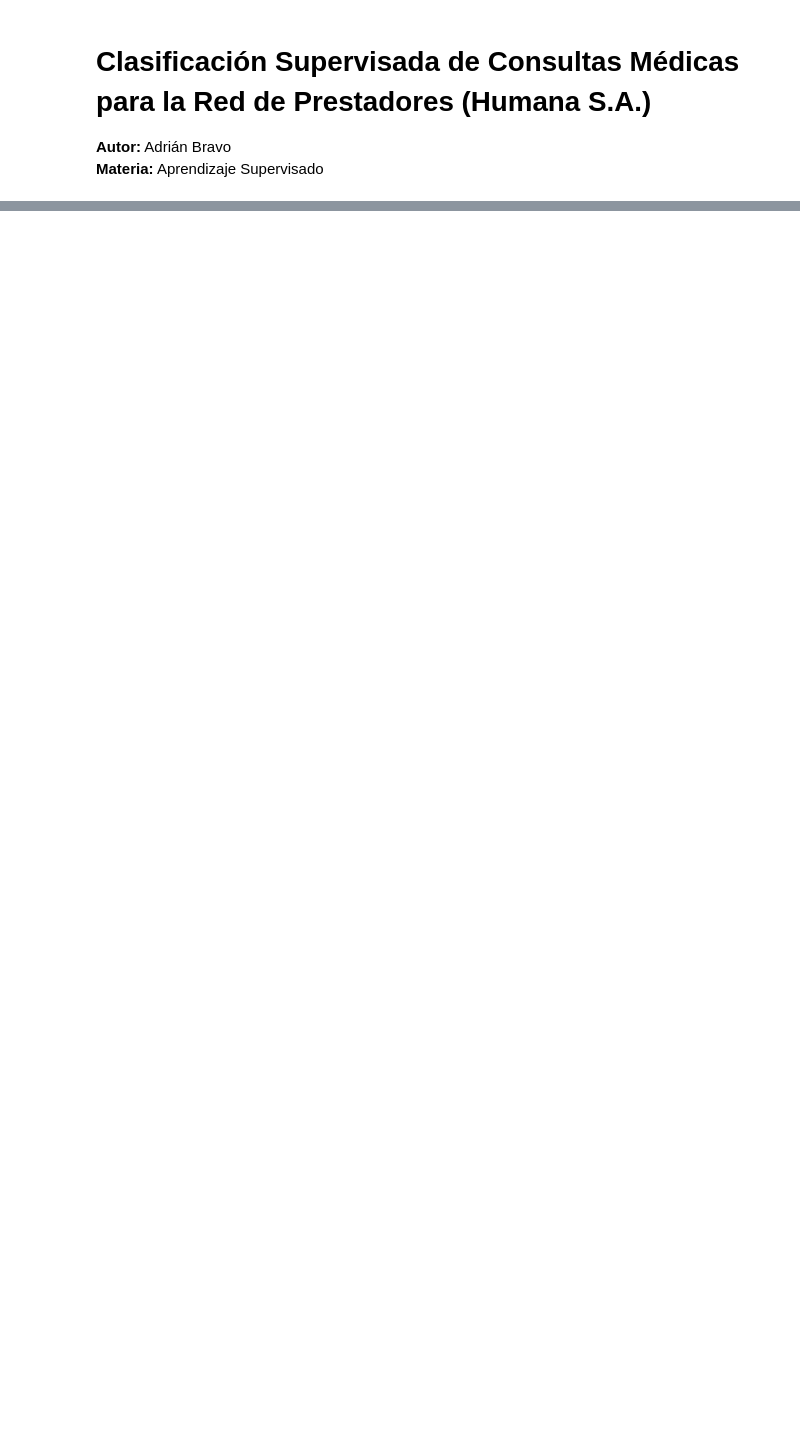
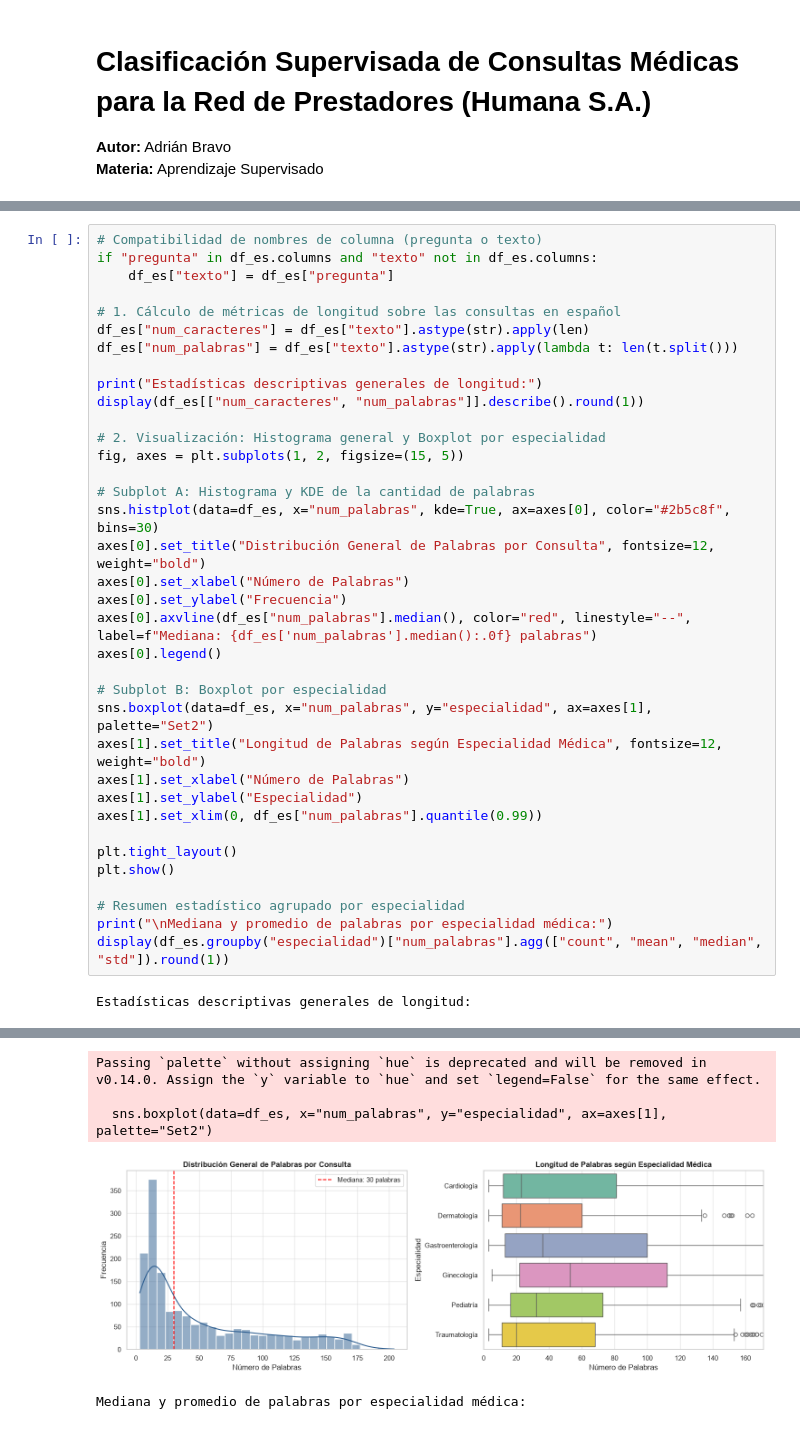
Before and after one commit to adrialexis124/aprendizajeNoSupervisado, a Jupyter notebook: proyectoFinal.ipynb, the cells around one changed output, grey strips where cells are left out. Drawn from its saved outputs; the diff is of its cells as text; blank space fills up the shorter version.

```diff
--- a/proyectoFinal.ipynb
+++ b/proyectoFinal.ipynb
@@ -82,0 +462,38 @@ df_raw.head()
+# %%
+# Compatibilidad de nombres de columna (pregunta o texto)
+if "pregunta" in df_es.columns and "texto" not in df_es.columns:
+    df_es["texto"] = df_es["pregunta"]
+
+# 1. Cálculo de métricas de longitud sobre las consultas en español
+df_es["num_caracteres"] = df_es["texto"].astype(str).apply(len)
+df_es["num_palabras"] = df_es["texto"].astype(str).apply(lambda t: len(t.split()))
+
+print("Estadísticas descriptivas generales de longitud:")
+display(df_es[["num_caracteres", "num_palabras"]].describe().round(1))
+
+# 2. Visualización: Histograma general y Boxplot por especialidad
+fig, axes = plt.subplots(1, 2, figsize=(15, 5))
+
+# Subplot A: Histograma y KDE de la cantidad de palabras
+sns.histplot(data=df_es, x="num_palabras", kde=True, ax=axes[0], color="#2b5c8f", bins=30)
+axes[0].set_title("Distribución General de Palabras por Consulta", fontsize=12, weight="bold")
+axes[0].set_xlabel("Número de Palabras")
+axes[0].set_ylabel("Frecuencia")
+axes[0].axvline(df_es["num_palabras"].median(), color="red", linestyle="--", label=f"Mediana: {df_es['num_palabras'].median():.0f} palabras")
+axes[0].legend()
+
+# Subplot B: Boxplot por especialidad
+sns.boxplot(data=df_es, x="num_palabras", y="especialidad", ax=axes[1], palette="Set2")
+axes[1].set_title("Longitud de Palabras según Especialidad Médica", fontsize=12, weight="bold")
+axes[1].set_xlabel("Número de Palabras")
+axes[1].set_ylabel("Especialidad")
+axes[1].set_xlim(0, df_es["num_palabras"].quantile(0.99))
+
+plt.tight_layout()
+plt.show()
+
+# Resumen estadístico agrupado por especialidad
+print("\nMediana y promedio de palabras por especialidad médica:")
+display(df_es.groupby("especialidad")["num_palabras"].agg(["count", "mean", "median", "std"]).round(1))
+# %% [output]
+Estadísticas descriptivas generales de longitud:
@@ -82,0 +509,5 @@ df_raw.head()
+Passing `palette` without assigning `hue` is deprecated and will be removed in v0.14.0. Assign the `y` variable to `hue` and set `legend=False` for the same effect.
+
+  sns.boxplot(data=df_es, x="num_palabras", y="especialidad", ax=axes[1], palette="Set2")
+[figure, added]
+Mediana y promedio de palabras por especialidad médica:
```
Also changed, not shown: parts of 52 cells of this notebook, 9 other files.
